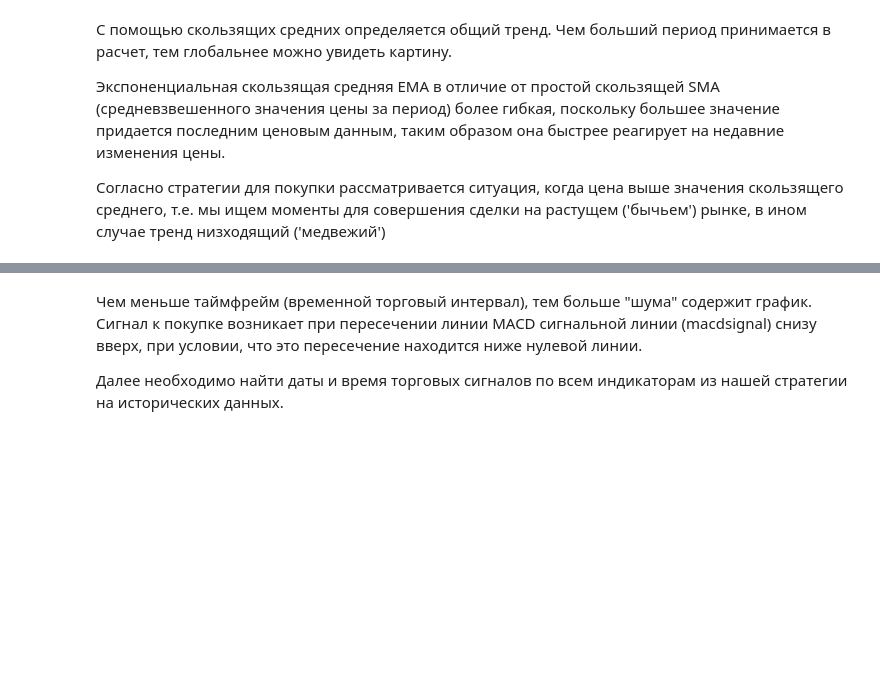
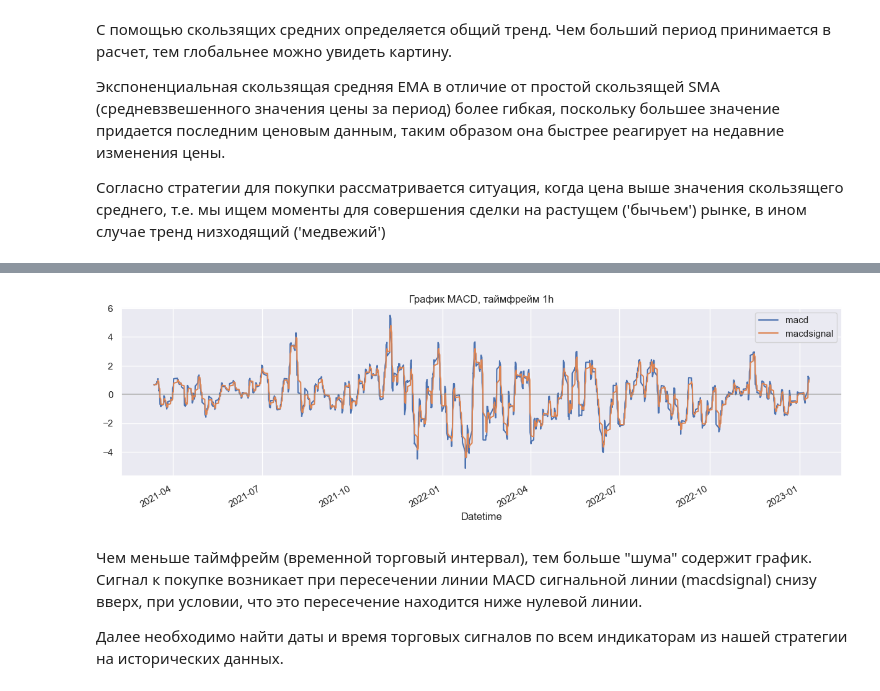
Before and after one commit to Maxwavez/Backtesting-of-stock-market-trading-strategies, a Jupyter notebook: MACD and 200 EMA strategy backtest.ipynb, the cells around one changed output, grey strips where cells are left out. Drawn from its saved outputs; the diff is of its cells as text; code cells hidden in the pictures; blank space fills up the shorter version.

```diff
--- a/MACD and 200 EMA strategy backtest.ipynb
+++ b/MACD and 200 EMA strategy backtest.ipynb
@@ -119,3 +112,9 @@ fig.show()
+# %%
+# также построим график MACD
+data[['macd', 'macdsignal']].plot(title=f'График MACD, таймфрейм {interval}', figsize=(15,4))
+plt.axhline(y=0, color='grey', linestyle='-', alpha=0.5);
+# %% [output]
+[figure, added]
 # %% [markdown]
 Чем меньше таймфрейм (временной торговый интервал), тем больше "шума" содержит график.
 Сигнал к покупке возникает при пересечении линии MACD сигнальной линии (macdsignal) снизу вверх, при условии, что это пересечение находится ниже нулевой линии.
```
Also changed, not shown: parts of 7 cells of this notebook.
